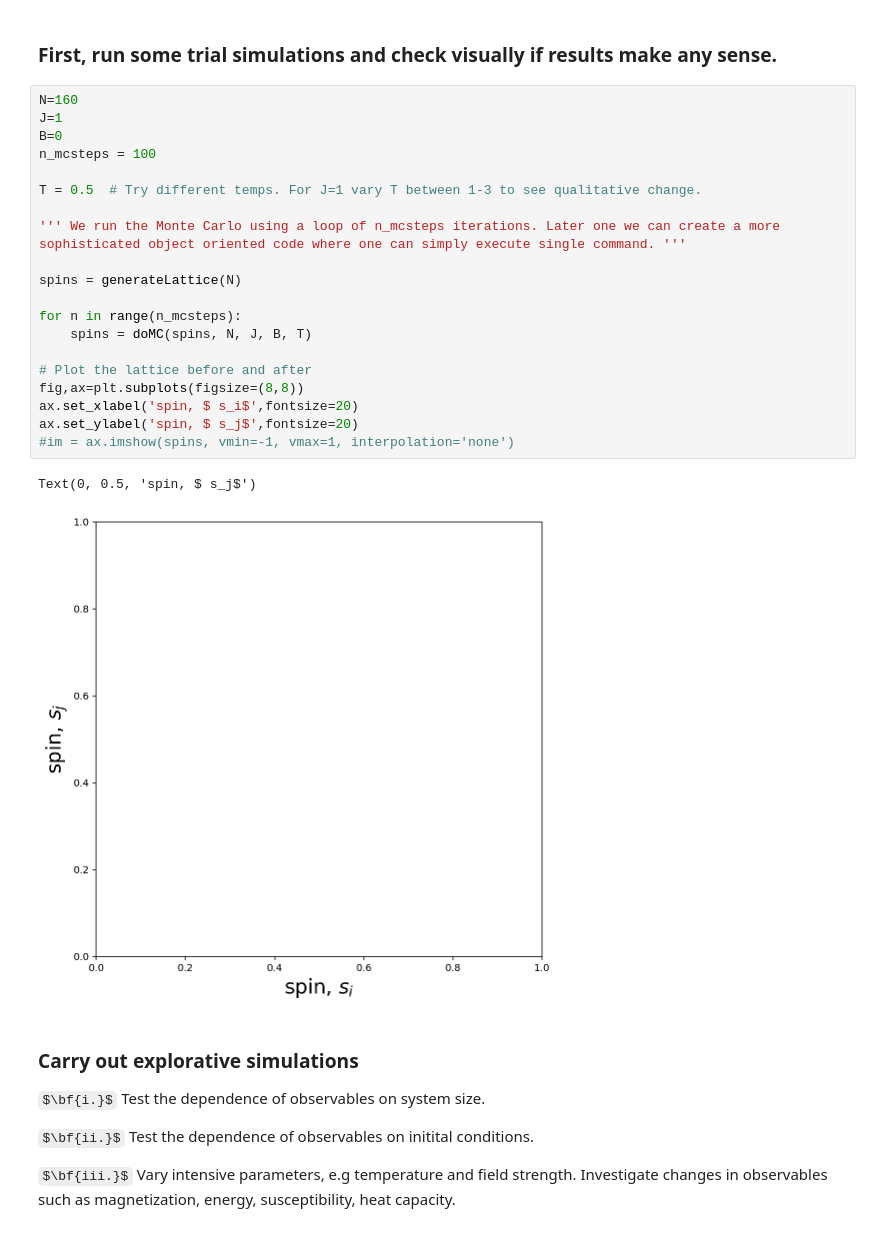
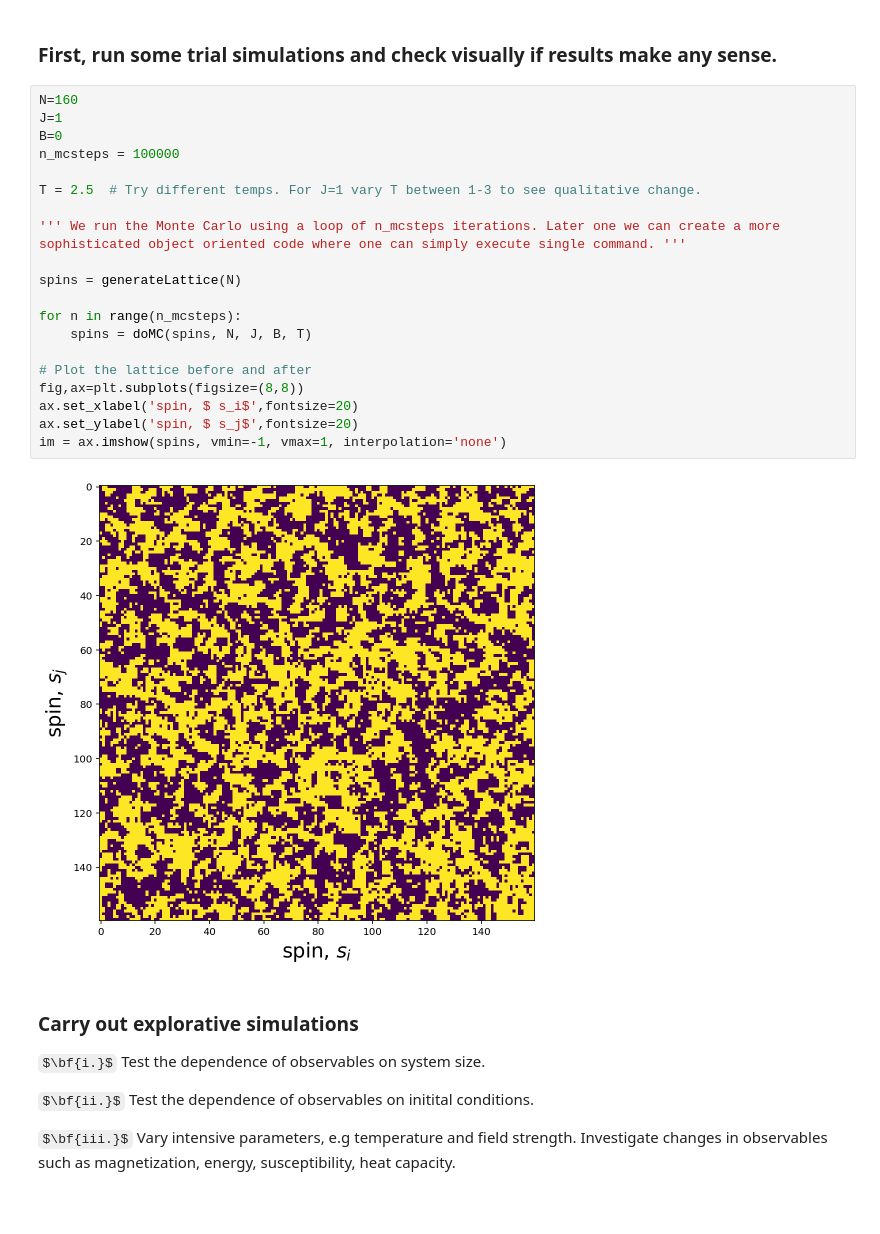
Before and after one commit to carlosal1015/Chem563, a Jupyter notebook: Chem563_2D_Ising_MC.ipynb, the cells around one changed output. Saved outputs shown, nothing was run; the diff lists cells and outputs as text; some formulas as TeX source; blank space fills up the shorter version.

```diff
--- a/Chem563_2D_Ising_MC.ipynb
+++ b/Chem563_2D_Ising_MC.ipynb
@@ -215,27 +215,26 @@ def getXi(Mi, T):
 # %%
 N=160
 J=1
 B=0
-n_mcsteps = 100
+n_mcsteps = 100000
 
-T = 0.5  # Try different temps. For J=1 vary T between 1-3 to see qualitative change.
+T = 2.5  # Try different temps. For J=1 vary T between 1-3 to see qualitative change.
 
 ''' We run the Monte Carlo using a loop of n_mcsteps iterations. Later one we can create a more
 sophisticated object oriented code where one can simply execute single command. '''
 
 spins = generateLattice(N)
 
 for n in range(n_mcsteps):
     spins = doMC(spins, N, J, B, T)
 
 # Plot the lattice before and after
 fig,ax=plt.subplots(figsize=(8,8))
 ax.set_xlabel('spin, $ s_i$',fontsize=20)
 ax.set_ylabel('spin, $ s_j$',fontsize=20)
-#im = ax.imshow(spins, vmin=-1, vmax=1, interpolation='none')
+im = ax.imshow(spins, vmin=-1, vmax=1, interpolation='none')
 # %% [output]
-Text(0, 0.5, 'spin, $ s_j$')
-[figure, old version]
+[figure, new version]
 # %% [markdown]
 ### Carry out explorative simulations
 
```
Also changed, not shown: parts of 6 cells of this notebook.
